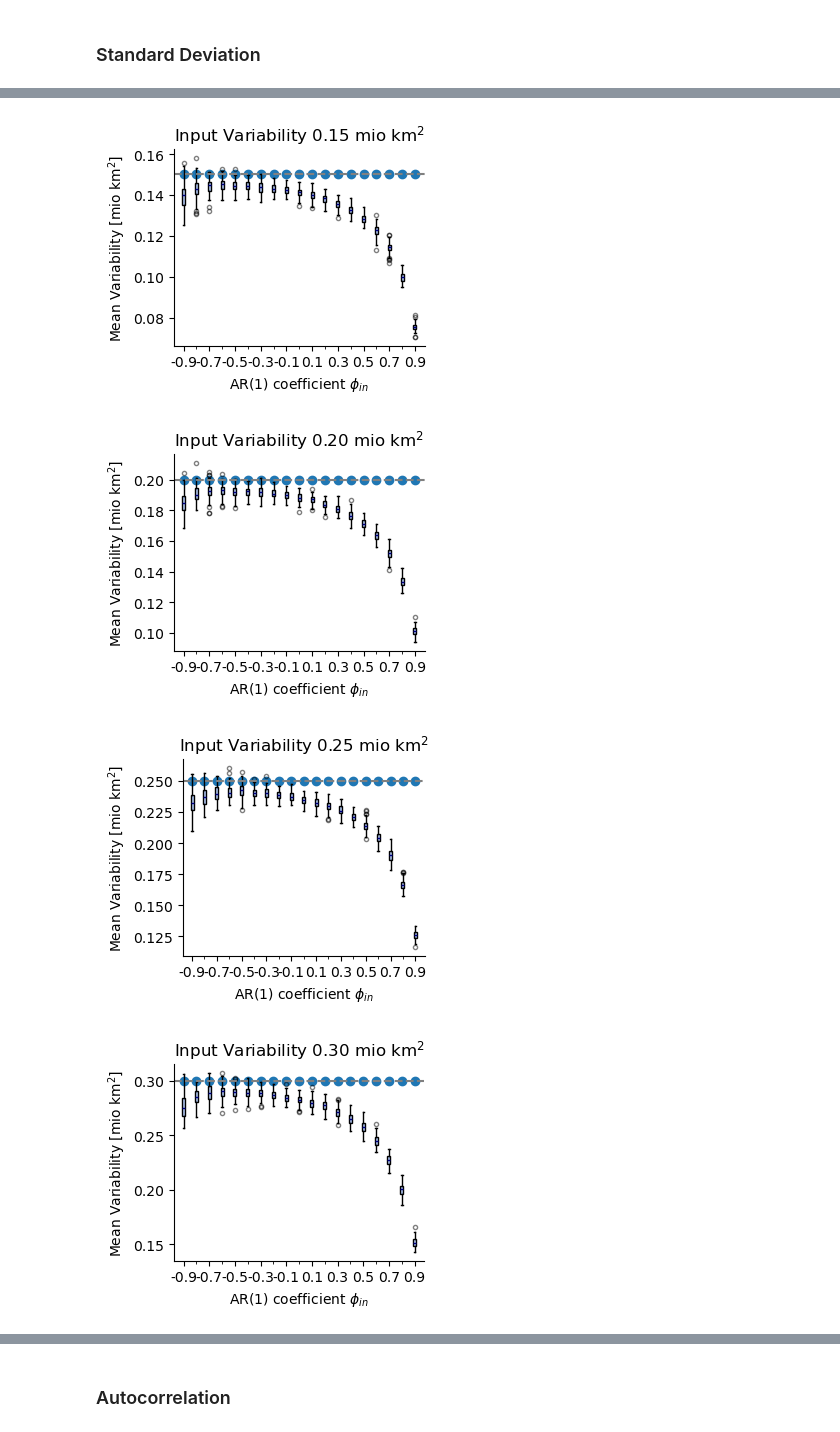
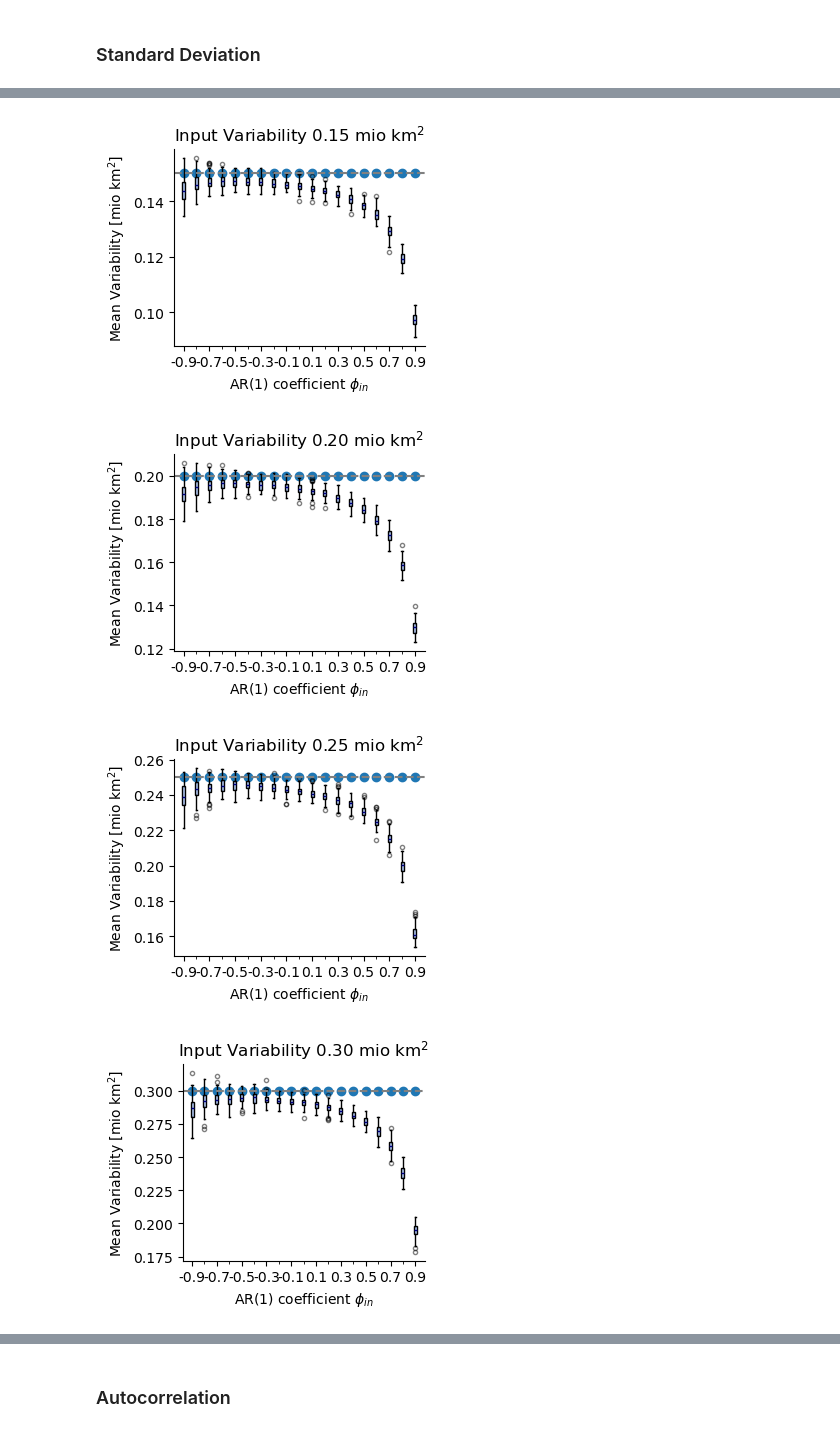
Before and after one commit to QuentinRauschenbach/SIA-Sensitivity-Uncertainty, a Jupyter notebook: code/Emulator_calibration.ipynb, the cells around one changed output, grey strips where cells are left out. Cells and saved outputs as stored; diff of their text form; code cells hidden in the pictures.

```diff
--- a/code/Emulator_calibration.ipynb
+++ b/code/Emulator_calibration.ipynb
@@ -163,7 +163,7 @@ def read_bias_both(loop_param, loop_values, box_param, noise="ar1",
 # %% [markdown]
 ### Standard Deviation
 # %%
-start, stop = 1979, 2005
+start, stop = 1979, 2020
 ar1_values = np.arange(-0.9, 1, 0.1)#0.05
 sigma_values = np.arange(0.05, 0.85, 0.05) #(0.85, 1.35, 0.05):
 
@@ -197,4 +197,4 @@ number of read_bias calls: 16
-[figure, old version]
+[figure, new version]
-[figure, old version]
+[figure, new version]
-[figure, old version]
+[figure, new version]
-[figure, old version]
+[figure, new version]
```
Also changed, not shown: parts of 1 cell of this notebook, 1 other file.
